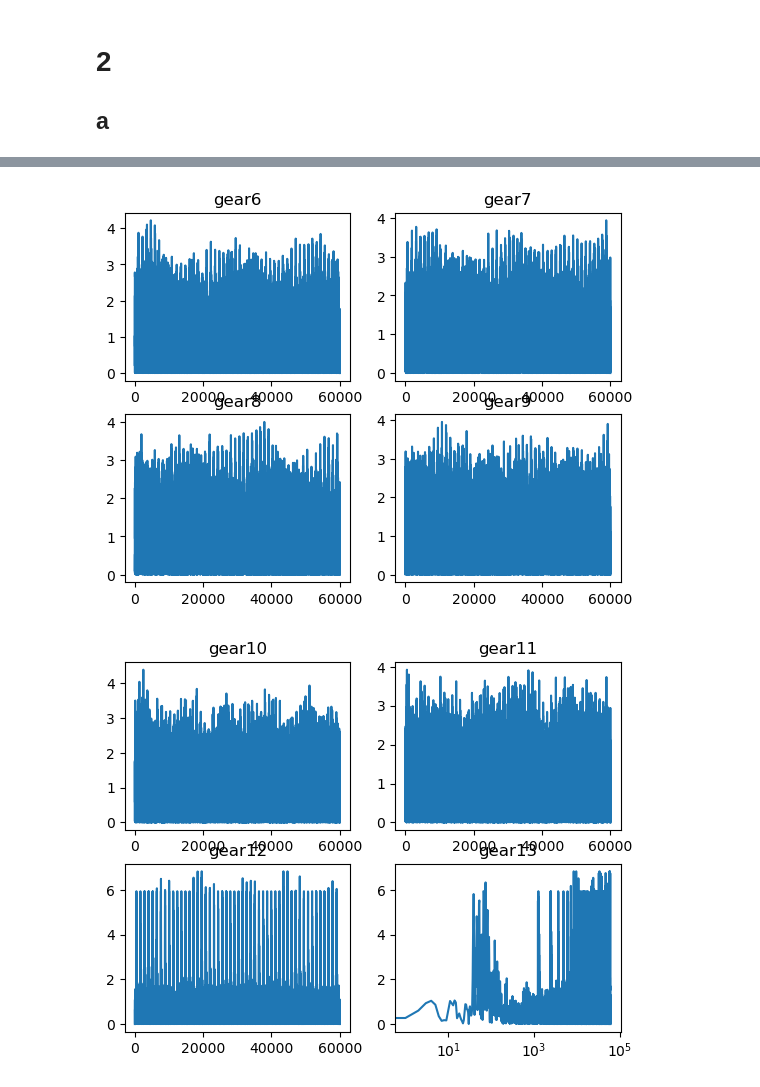
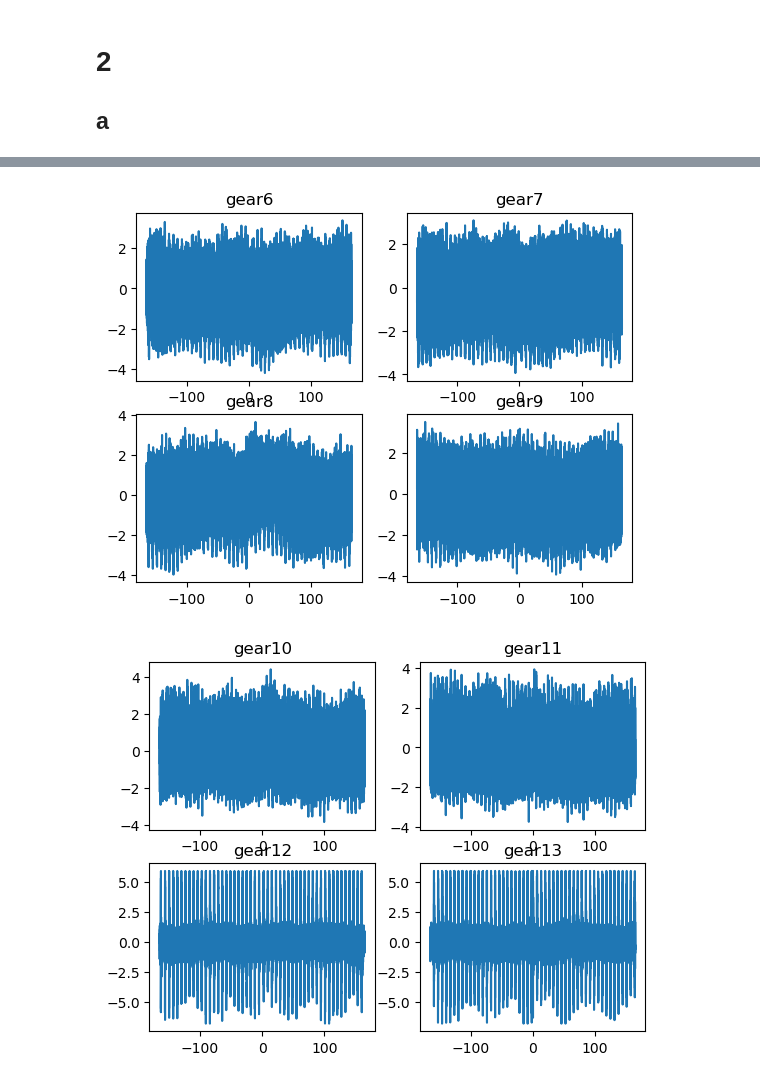
Before and after one commit to Taillan/SignauxMecanique, a Jupyter notebook: Untitled.ipynb, the cells around one changed output, grey strips where cells are left out. Saved outputs shown, nothing was run; the diff lists cells and outputs as text; code cells hidden in the pictures.

```diff
--- a/Untitled.ipynb
+++ b/Untitled.ipynb
@@ -108,33 +108,41 @@ Text(0.5, 1.0, 'gear13')
 # 2
 ## a
 # %%
+from scipy.fft import fft, fftfreq, fftshift
+import numpy as np
+import matplotlib.pyplot as plt
+
+N = len(dB["gear2"])
+
+yf = fft(dB["gear2"])
+xf = fftfreq(N, 1 / 330)
 
 fig, axs = plt.subplots(2,2)
-axs[0, 0].plot(np.abs(np.fft.fft(dB["gear2"])))
+axs[0, 0].plot(xf, fft(dB["gear2"]))
 axs[0, 0].set_title('gear2')
-axs[0, 1].plot(np.abs(np.fft.fft(dB["gear3"])))
+axs[0, 1].plot(xf, fft(dB["gear3"]))
 axs[0, 1].set_title('gear3')
-axs[1, 0].plot(np.abs(np.fft.fft(dB["gear4"])))
+axs[1, 0].plot(xf, fft(dB["gear4"]))
 axs[1, 0].set_title('gear4')
-axs[1, 1].plot(np.abs(np.fft.fft(dB["gear5"])))
+axs[1, 1].plot(xf, fft(dB["gear5"]))
 axs[1, 1].set_title('gear5')
 fig, axs = plt.subplots(2,2)
-axs[0, 0].plot(np.abs(np.fft.fft(dB["gear6"])))
+axs[0, 0].plot(xf, fft(dB["gear6"]))
 axs[0, 0].set_title('gear6')
-axs[0, 1].plot(np.abs(np.fft.fft(dB["gear7"])))
+axs[0, 1].plot(xf, fft(dB["gear7"]))
 axs[0, 1].set_title('gear7')
-axs[1, 0].plot(np.abs(np.fft.fft(dB["gear8"])))
+axs[1, 0].plot(xf, fft(dB["gear8"]))
 axs[1, 0].set_title('gear8')
-axs[1, 1].plot(np.abs(np.fft.fft(dB["gear9"])))
+axs[1, 1].plot(xf, fft(dB["gear9"]))
 axs[1, 1].set_title('gear9')
 fig, axs = plt.subplots(2,2)
-axs[0, 0].plot(np.abs(np.fft.fft(dB["gear10"])))
+axs[0, 0].plot(xf, fft(dB["gear10"]))
 axs[0, 0].set_title('gear10')
-axs[0, 1].plot(np.abs(np.fft.fft(dB["gear11"])))
+axs[0, 1].plot(xf, fft(dB["gear11"]))
 axs[0, 1].set_title('gear11')
-axs[1, 0].plot(np.abs(np.fft.fft(dB["gear12"])))
+axs[1, 0].plot(xf, fft(dB["gear12"]))
 axs[1, 0].set_title('gear12')
-axs[1, 1].plot(np.abs(np.fft.fft(dB["gear13"])))
+axs[1, 1].plot(xf, fft(dB["gear13"]))
 axs[1, 1].set_title('gear13')
 plt.show()
 # %% [output]
@@ -142,2 +150,2 @@ plt.show()
-[figure, old version]
+[figure, new version]
-[figure, old version]
+[figure, new version]
```
Also changed, not shown: parts of 1 cell of this notebook.
